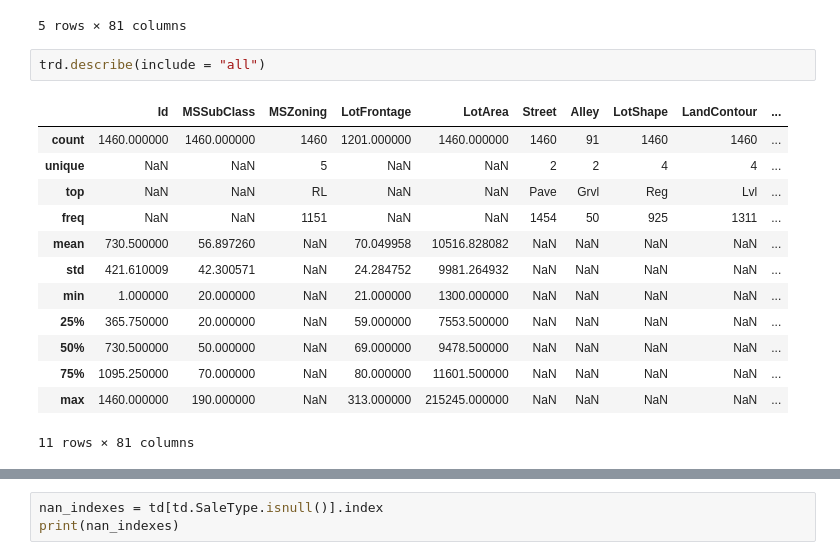
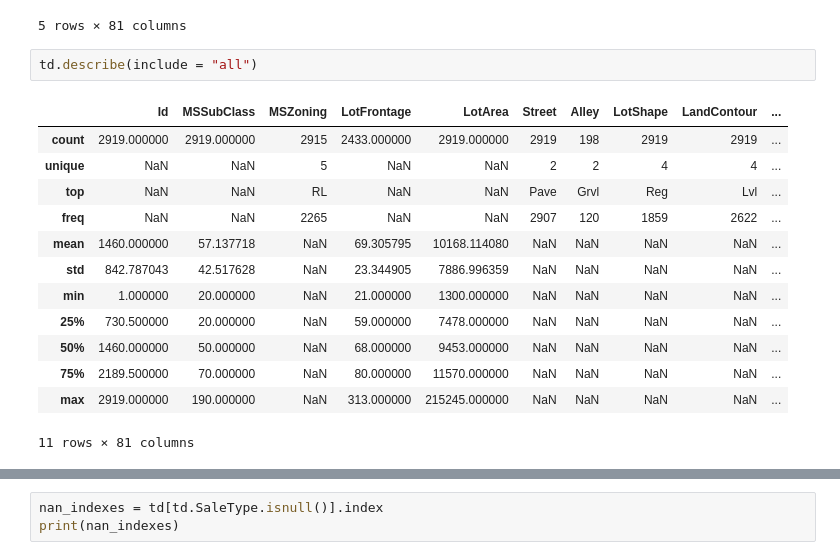
Before and after one commit to VakhromeevaKate/samsung-ai-coursse, a Jupyter notebook: HomeTask/vakhromeevae.ipynb, the cells around one changed output, grey strips where cells are left out. Cells and saved outputs as stored; diff of their text form.

```diff
--- a/HomeTask/vakhromeevae.ipynb
+++ b/HomeTask/vakhromeevae.ipynb
@@ -38,20 +40,20 @@ trd.head()
 | 4 | 5 | 60 | RL | 84.0 | 14260 | Pave | NaN | IR1 | Lvl | ... |
 5 rows × 81 columns
 # %%
-trd.describe(include = "all")
+td.describe(include = "all")
 # %% [output]
 |  | Id | MSSubClass | MSZoning | LotFrontage | LotArea | Street | Alley | LotShape | LandContour | ... |
-| count | 1460.000000 | 1460.000000 | 1460 | 1201.000000 | 1460.000000 | 1460 | 91 | 1460 | 1460 | ... |
+| count | 2919.000000 | 2919.000000 | 2915 | 2433.000000 | 2919.000000 | 2919 | 198 | 2919 | 2919 | ... |
 | unique | NaN | NaN | 5 | NaN | NaN | 2 | 2 | 4 | 4 | ... |
 | top | NaN | NaN | RL | NaN | NaN | Pave | Grvl | Reg | Lvl | ... |
-| freq | NaN | NaN | 1151 | NaN | NaN | 1454 | 50 | 925 | 1311 | ... |
-| mean | 730.500000 | 56.897260 | NaN | 70.049958 | 10516.828082 | NaN | NaN | NaN | NaN | ... |
-| std | 421.610009 | 42.300571 | NaN | 24.284752 | 9981.264932 | NaN | NaN | NaN | NaN | ... |
+| freq | NaN | NaN | 2265 | NaN | NaN | 2907 | 120 | 1859 | 2622 | ... |
+| mean | 1460.000000 | 57.137718 | NaN | 69.305795 | 10168.114080 | NaN | NaN | NaN | NaN | ... |
+| std | 842.787043 | 42.517628 | NaN | 23.344905 | 7886.996359 | NaN | NaN | NaN | NaN | ... |
 | min | 1.000000 | 20.000000 | NaN | 21.000000 | 1300.000000 | NaN | NaN | NaN | NaN | ... |
-| 25% | 365.750000 | 20.000000 | NaN | 59.000000 | 7553.500000 | NaN | NaN | NaN | NaN | ... |
-| 50% | 730.500000 | 50.000000 | NaN | 69.000000 | 9478.500000 | NaN | NaN | NaN | NaN | ... |
-| 75% | 1095.250000 | 70.000000 | NaN | 80.000000 | 11601.500000 | NaN | NaN | NaN | NaN | ... |
-| max | 1460.000000 | 190.000000 | NaN | 313.000000 | 215245.000000 | NaN | NaN | NaN | NaN | ... |
+| 25% | 730.500000 | 20.000000 | NaN | 59.000000 | 7478.000000 | NaN | NaN | NaN | NaN | ... |
+| 50% | 1460.000000 | 50.000000 | NaN | 68.000000 | 9453.000000 | NaN | NaN | NaN | NaN | ... |
+| 75% | 2189.500000 | 70.000000 | NaN | 80.000000 | 11570.000000 | NaN | NaN | NaN | NaN | ... |
+| max | 2919.000000 | 190.000000 | NaN | 313.000000 | 215245.000000 | NaN | NaN | NaN | NaN | ... |
 11 rows × 81 columns
 # %%
 #trd.isnull().sum()
```
Also changed, not shown: parts of 8 cells of this notebook, 2 other files.
